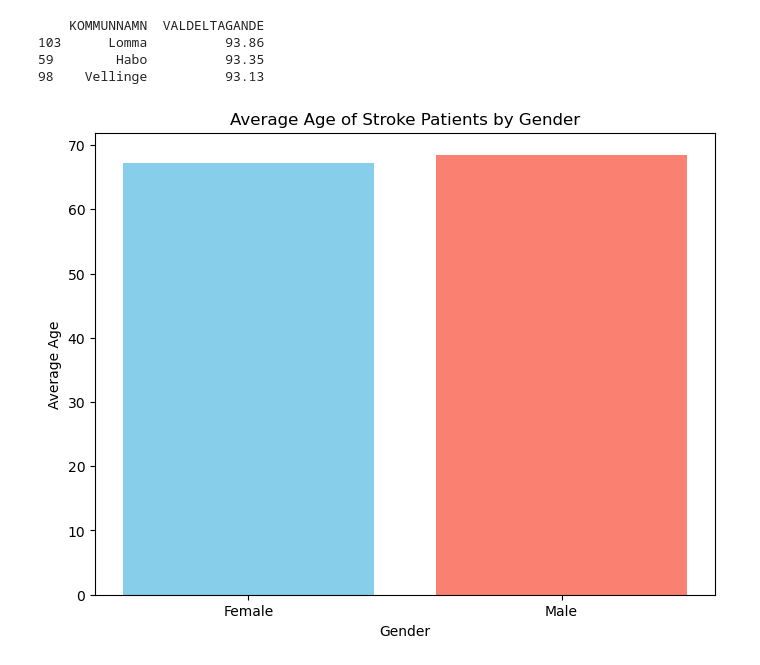
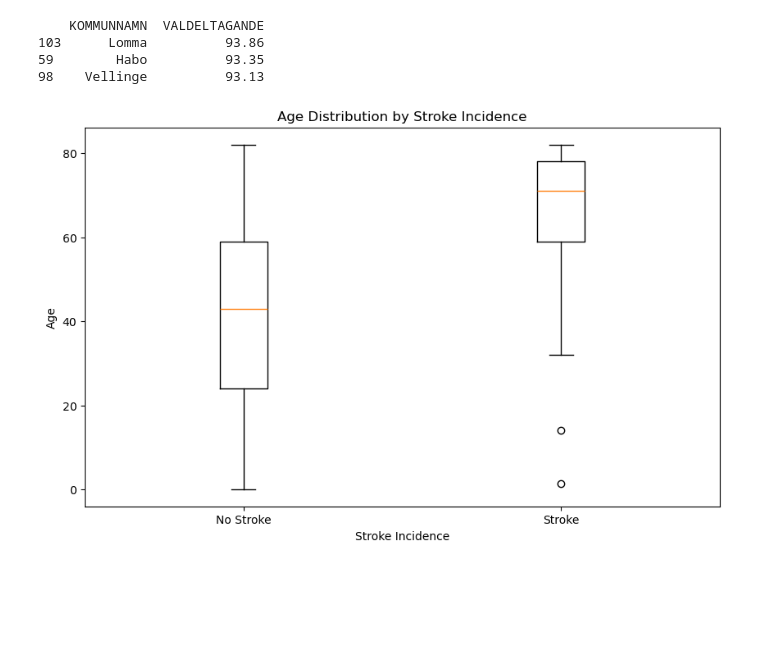
Before and after one commit to alxsbk/su-mt4007, a Jupyter notebook: HW2/HW2.ipynb, the cells around one changed output. Cells and saved outputs as stored; diff of their text form; code cells hidden in the pictures; blank space fills up the shorter version.

```diff
--- a/HW2/HW2.ipynb
+++ b/HW2/HW2.ipynb
@@ -128,26 +128,20 @@ print(top_3_participation)
 # %%
 import pandas as pd
 import matplotlib.pyplot as plt
 
 # Load the dataset
 df = pd.read_csv("stroke-data.csv")
 
-# Filter the data to only include rows where stroke occurred
-stroke_data = df[df['stroke'] == 1]
+# Filter data into two groups: individuals with and without stroke
+stroke_yes = df[df['stroke'] == 1]['age']
+stroke_no = df[df['stroke'] == 0]['age']
 
-# Calculate the average age for each gender among individuals who had a stroke
-avg_age_by_gender = stroke_data.groupby('gender')['age'].mean()
-
-# Check the result to ensure it looks correct
-print(avg_age_by_gender)
-
-# Plot a bar chart for the average age of men and women with stroke
-plt.figure(figsize=(8, 6))
-plt.bar(avg_age_by_gender.index, avg_age_by_gender.values, color=['skyblue', 'salmon'])
-plt.xlabel('Gender')
-plt.ylabel('Average Age')
-plt.title('Average Age of Stroke Patients by Gender')
-plt.xticks(rotation=0)  # Ensure x-axis labels are horizontal
+# Plot the data with updated parameter
+plt.figure(figsize=(10, 6))
+plt.boxplot([stroke_no, stroke_yes], tick_labels=['No Stroke', 'Stroke'])
+plt.xlabel('Stroke Incidence')
+plt.ylabel('Age')
+plt.title('Age Distribution by Stroke Incidence')
 plt.show()
 # %% [output]
-[figure, old version]
+[figure, new version]
```
